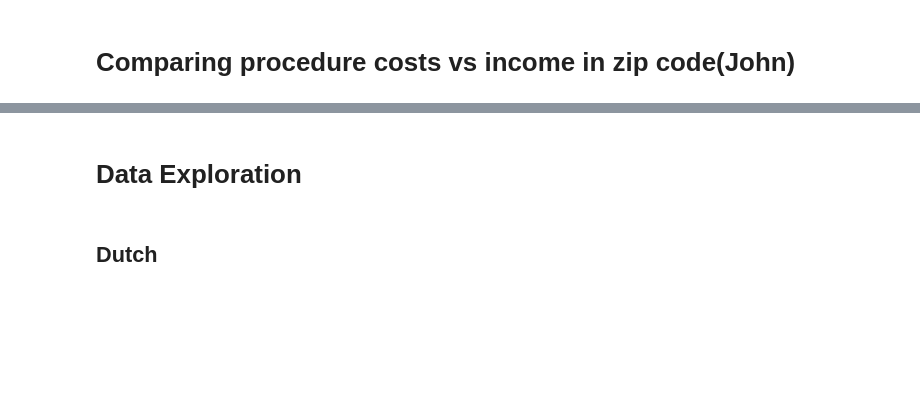
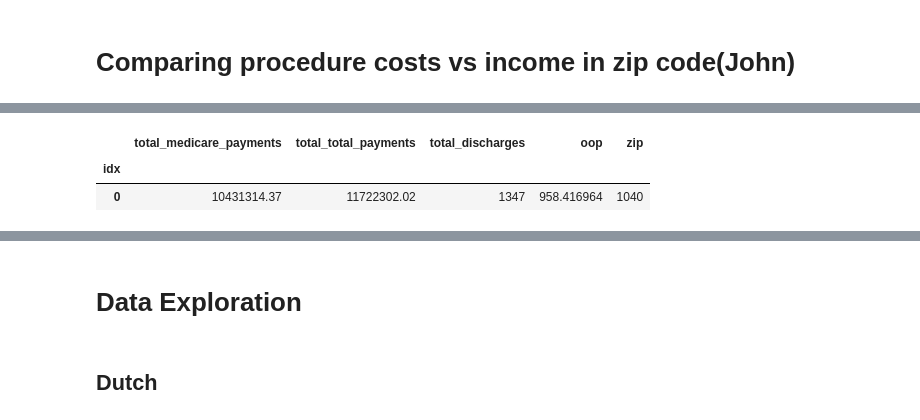
Before and after one commit to jwarlop/BC_Proj001, a Jupyter notebook: main.ipynb, the cells around one changed output, grey strips where cells are left out. Cells and saved outputs as stored; diff of their text form; code cells hidden in the pictures; blank space fills up the shorter version.

```diff
--- a/main.ipynb
+++ b/main.ipynb
@@ -355 +387,44 @@ Index(['average_covered_charges', 'average_total_payments', 'total_discharges',
+# %%
+import pickle
+def strip_bins(df_tup):
+    med = [12500.0,37500.0,62500.0,87500.0,150000.0,250000.0]
+    for idx,df in enumerate(df_tup):
+        zip_     = df['zip'].tolist()
+        ttlR     = df['TtlR'].tolist()
+        ttlJR    = df['TtlJR'].tolist()
+        ttlEld   = df['Eld'].tolist()
+        if idx == 0:
+            # [[zip,ttlPpl,sumAGI,ttlEld]]
+            result = [[i,j+k,(j+k/2.0)*med[idx],l] for i,j,k,l \
+                      in zip(zip_,ttlR,ttlJR,ttlEld)]
+            tmp = df['total_medicare_payments'].tolist()
+            ttp = df['total_total_payments'].tolist()
+            tdis = df['total_discharges'].tolist()
+            oop = df['oop'].tolist()
+        for idx0,l in enumerate(result):
+            l[1]=l[1]+ttlR[idx]+ttlJR[idx]
+            l[2]=l[2]+(ttlR[idx]+ttlJR[idx]/2.0)*med[idx]
+            l[3]=l[3]+ttlEld[idx]
+    (zip_,ttlPpl,sumAGI,avgAGI,pEld,ttlEld)=[],[],[],[],[],[]
+    for i in result:
+        zip_.append(i[0])
+        ttlPpl.append(i[1])
+        sumAGI.append(i[2])
+        avgAGI.append(i[2]/i[1])
+        pEld.append((i[3]/i[1])*100.0)
+        ttlEld.append(i[3])
+    df = pd.DataFrame({'ttl_dis':tdis,'tmp':tmp,'ttp':ttp,'oop':oop,'zip':zip_,'ttlPpl':ttlPpl,'sumAGI':sumAGI,'avgAGI':avgAGI,\
+                       'pEld':pEld,'ttlEld':ttlEld})
+    return(df)
+
+new_idx = [i for i in range(0,df_costs_zip.shape[0])]
+zc_v = df_costs_zip.index.tolist()
+df_costs_zip['idx']=new_idx
+df_costs_zip['zip']=zc_v
+df_costs_zip.set_index('idx',inplace=True)
+df_costs_zip.head(1)
+# %% [output]
+|  | total_medicare_payments | total_total_payments | total_discharges | oop | zip |
+| idx |  |  |  |  |  |
+| 0 | 10431314.37 | 11722302.02 | 1347 | 958.416964 | 1040 |
 # %%
```
Also changed, not shown: parts of 5 cells of this notebook.
